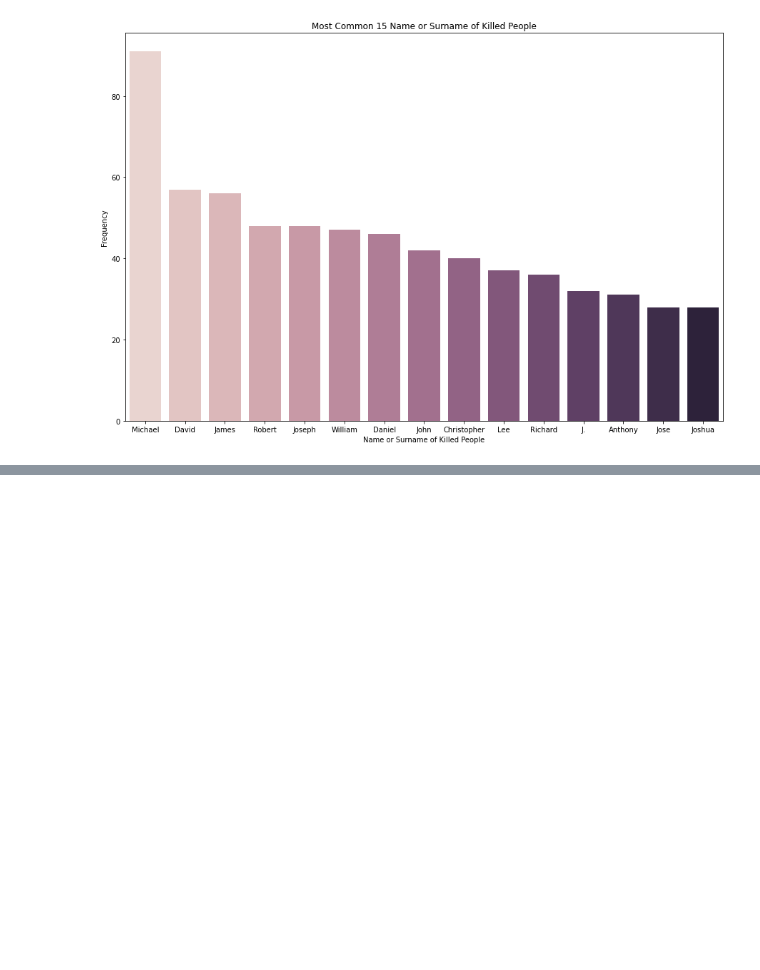
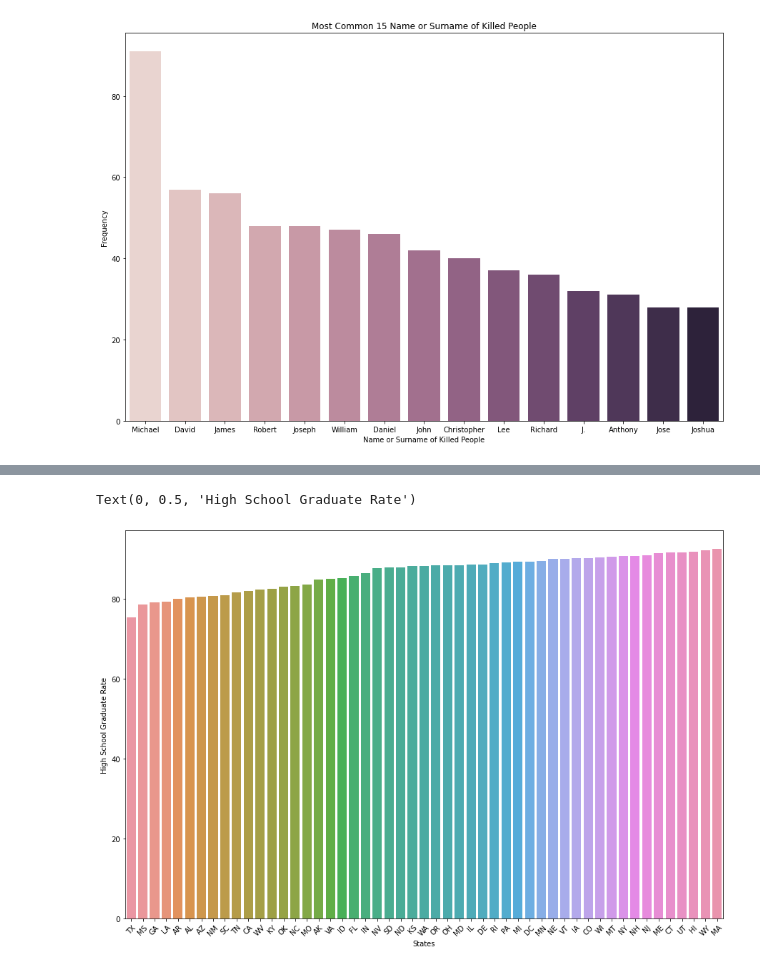
Before and after one commit to burakcimtay/Data_Science, a Jupyter notebook: Data_Visualizition/data_visualizition.ipynb, the cells around one changed output, grey strips where cells are left out. Saved outputs shown, nothing was run; the diff lists cells and outputs as text; code cells hidden in the pictures; blank space fills up the shorter version.

```diff
--- a/Data_Visualizition/data_visualizition.ipynb
+++ b/Data_Visualizition/data_visualizition.ipynb
@@ -179,0 +195,28 @@ Text(0.5, 1.0, 'Most Common 15 Name or Surname of Killed People')
+# %%
+percent_over_25_completed_high_school.percent_completed_hs.replace(["-"], None, inplace=True)
+percent_over_25_completed_high_school.percent_completed_hs.dropna(inplace=True)
+percent_over_25_completed_high_school.percent_completed_hs = percent_over_25_completed_high_school.percent_completed_hs.astype(float)
+area_list = list(percent_over_25_completed_high_school["Geographic Area"].unique())
+
+area_highschool = []
+for i in area_list:
+    x = percent_over_25_completed_high_school[percent_over_25_completed_high_school["Geographic Area"] == i]
+    area_highschool_rate = sum(x.percent_completed_hs)/len(x)
+    area_highschool.append(area_highschool_rate)
+
+#sorting
+
+data = pd.DataFrame({"area_list": area_list, "area_highschool_ratio": area_highschool})
+new_index = (data["area_highschool_ratio"].sort_values(ascending=True)).index.values
+sorted_data = data.reindex(new_index)
+# %%
+# Visualization
+
+plt.figure(figsize=(15,10))
+sns.barplot(x = sorted_data["area_list"], y = sorted_data["area_highschool_ratio"])
+plt.xticks(rotation = 45)
+plt.xlabel("States")
+plt.ylabel("High School Graduate Rate")
+# %% [output]
+Text(0, 0.5, 'High School Graduate Rate')
+[figure, added]
```
Also changed, not shown: parts of 1 cell of this notebook.
